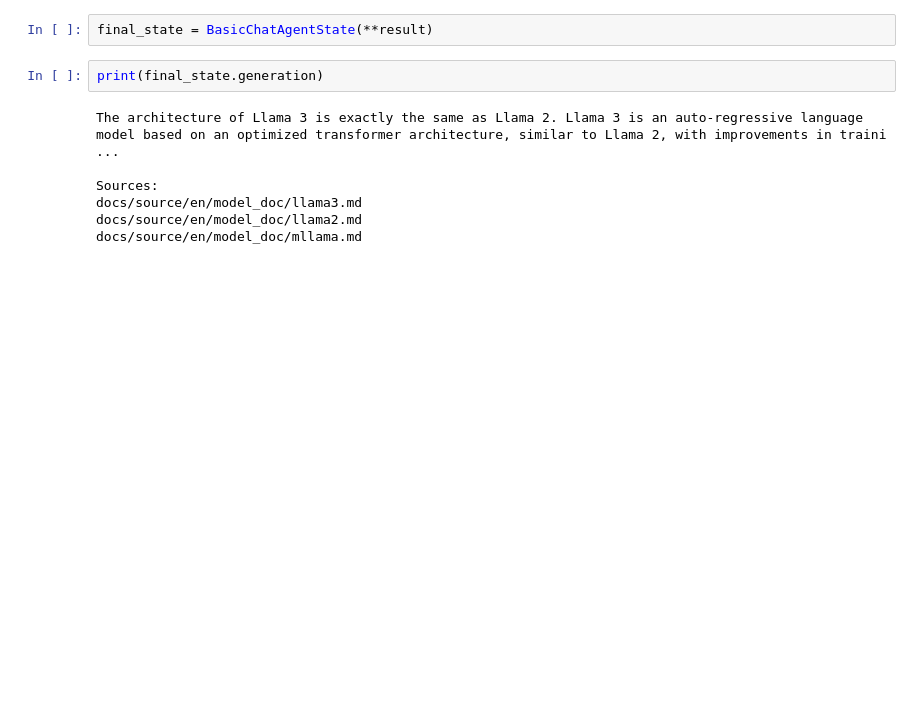
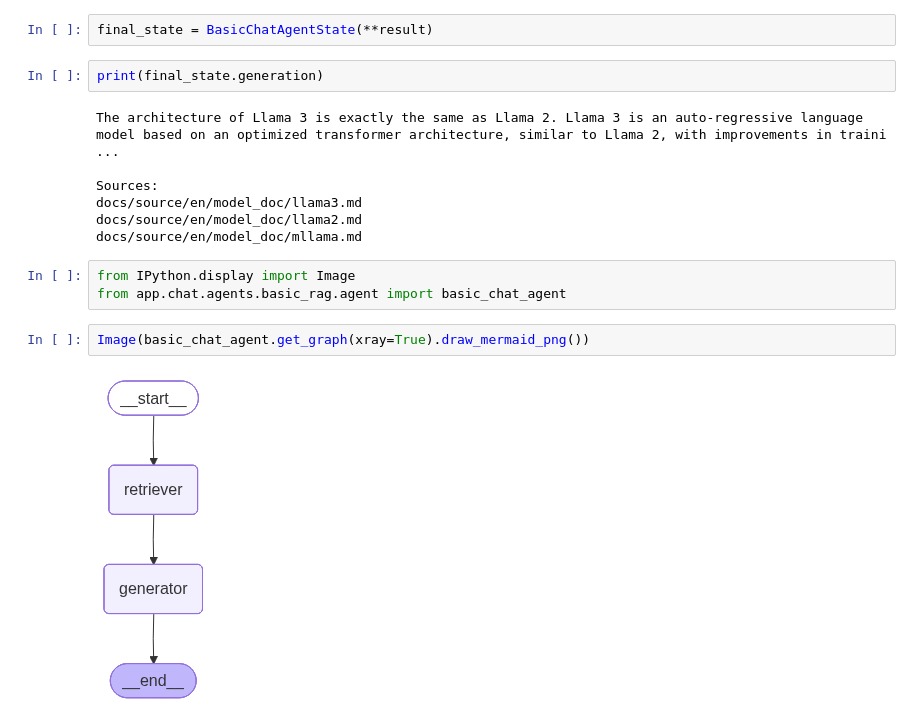
Before and after one commit to ericmelz/RAG-Code-clone-course-wip, a Jupyter notebook: backend/dev/playground.ipynb, the cells around one changed output. Cells and saved outputs as stored; diff of their text form; blank space fills up the shorter version.

Commit message:
print basic_rag graph, commit huggingface-transformers.json from BM25_params

```diff
--- a/backend/dev/playground.ipynb
+++ b/backend/dev/playground.ipynb
@@ -118,3 +118,10 @@ Sources:
 docs/source/en/model_doc/llama3.md
 docs/source/en/model_doc/llama2.md
 docs/source/en/model_doc/mllama.md
+# %%
+from IPython.display import Image
+from app.chat.agents.basic_rag.agent import basic_chat_agent
+# %%
+Image(basic_chat_agent.get_graph(xray=True).draw_mermaid_png())
+# %% [output]
+[figure, added]
```
Also changed, not shown: 1 other file.
